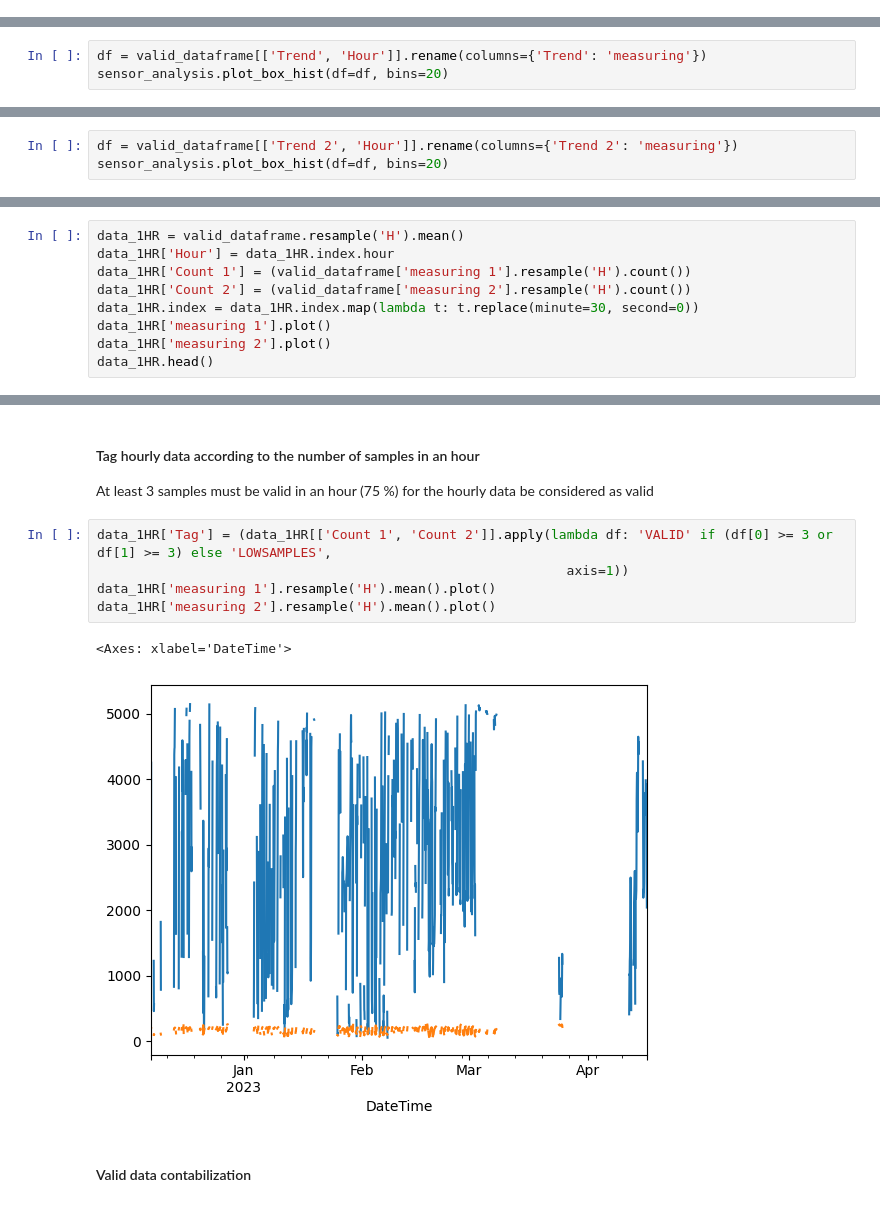
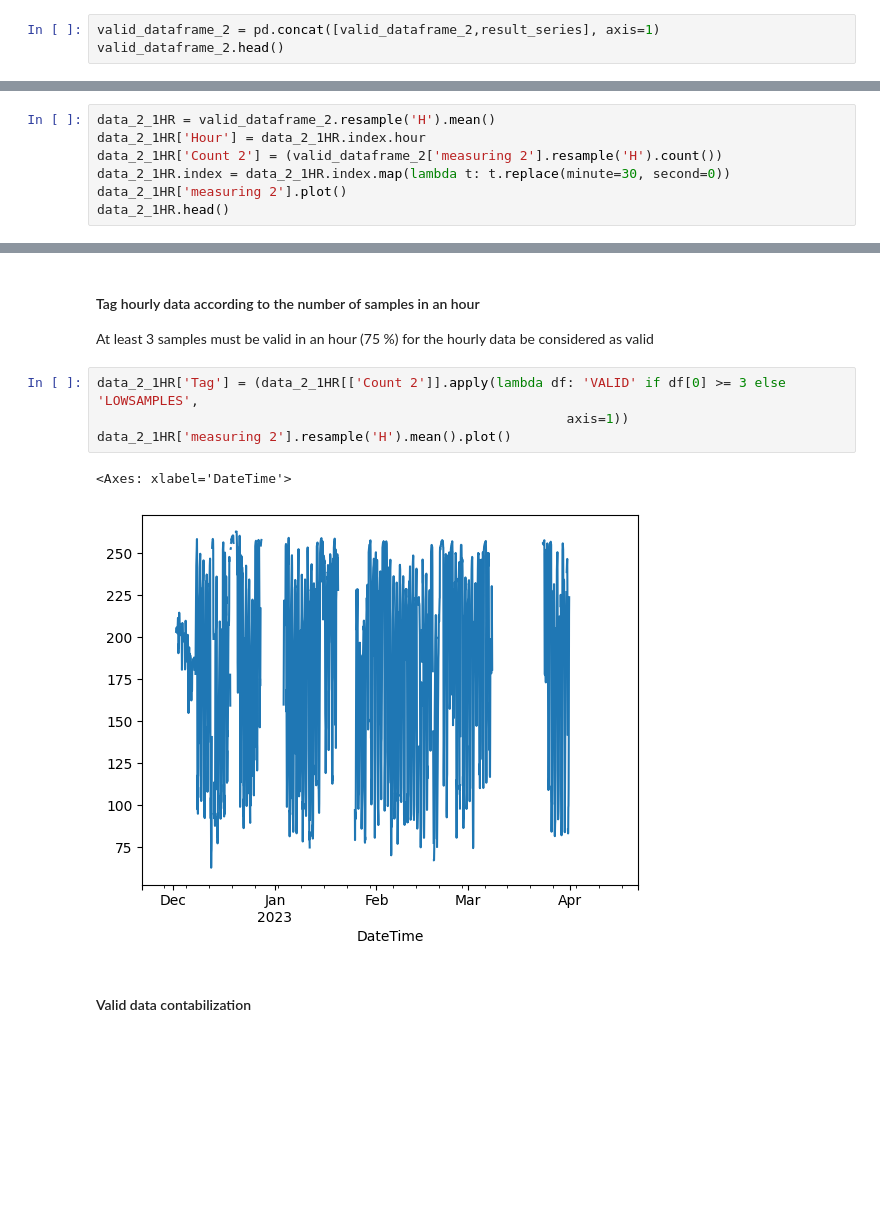
Before and after one commit to campofernando/lcqar-low-cost-monit-proc, a Jupyter notebook: data-pre-processing/SO2-sensor_environment_preprocessing.ipynb, the cells around one changed output, grey strips where cells are left out. Saved outputs shown, nothing was run; the diff lists cells and outputs as text; blank space fills up the shorter version.

```diff
--- a/data-pre-processing/SO2-sensor_environment_preprocessing.ipynb
+++ b/data-pre-processing/SO2-sensor_environment_preprocessing.ipynb
@@ -333,0 +502,3 @@ plt.show()
+# %%
+valid_dataframe_2 = pd.concat([valid_dataframe_2,result_series], axis=1)
+valid_dataframe_2.head()
@@ -416,3 +570,0 @@ valid_dataframe.head()
-# %%
-df = valid_dataframe[['Trend', 'Hour']].rename(columns={'Trend': 'measuring'})
-sensor_analysis.plot_box_hist(df=df, bins=20)
@@ -503,3 +611,0 @@ valid_dataframe.head()
-# %%
-df = valid_dataframe[['Trend 2', 'Hour']].rename(columns={'Trend 2': 'measuring'})
-sensor_analysis.plot_box_hist(df=df, bins=20)
@@ -558,10 +612,8 @@ Text(0.05, 0.9, "Kendall's tau=0.335, p<0.05")
 # %%
-data_1HR = valid_dataframe.resample('H').mean()
-data_1HR['Hour'] = data_1HR.index.hour
-data_1HR['Count 1'] = (valid_dataframe['measuring 1'].resample('H').count())
-data_1HR['Count 2'] = (valid_dataframe['measuring 2'].resample('H').count())
-data_1HR.index = data_1HR.index.map(lambda t: t.replace(minute=30, second=0))
-data_1HR['measuring 1'].plot()
-data_1HR['measuring 2'].plot()
-data_1HR.head()
+data_2_1HR = valid_dataframe_2.resample('H').mean()
+data_2_1HR['Hour'] = data_2_1HR.index.hour
+data_2_1HR['Count 2'] = (valid_dataframe_2['measuring 2'].resample('H').count())
+data_2_1HR.index = data_2_1HR.index.map(lambda t: t.replace(minute=30, second=0))
+data_2_1HR['measuring 2'].plot()
+data_2_1HR.head()
 # %% [output]
@@ -577,13 +629,12 @@ data_1HR.head()
 #### Tag hourly data according to the number of samples in an hour
 At least 3 samples must be valid in an hour (75 %) for the hourly data be considered as valid
 # %%
-data_1HR['Tag'] = (data_1HR[['Count 1', 'Count 2']].apply(lambda df: 'VALID' if (df[0] >= 3 or df[1] >= 3) else 'LOWSAMPLES',
+data_2_1HR['Tag'] = (data_2_1HR[['Count 2']].apply(lambda df: 'VALID' if df[0] >= 3 else 'LOWSAMPLES',
                                                             axis=1))
-data_1HR['measuring 1'].resample('H').mean().plot()
-data_1HR['measuring 2'].resample('H').mean().plot()
+data_2_1HR['measuring 2'].resample('H').mean().plot()
 # %% [output]
 <Axes: xlabel='DateTime'>
-[figure, old version]
+[figure, new version]
 # %% [markdown]
 #### Valid data contabilization
 # %%
```
Also changed, not shown: parts of 66 cells of this notebook, 52 other files.
